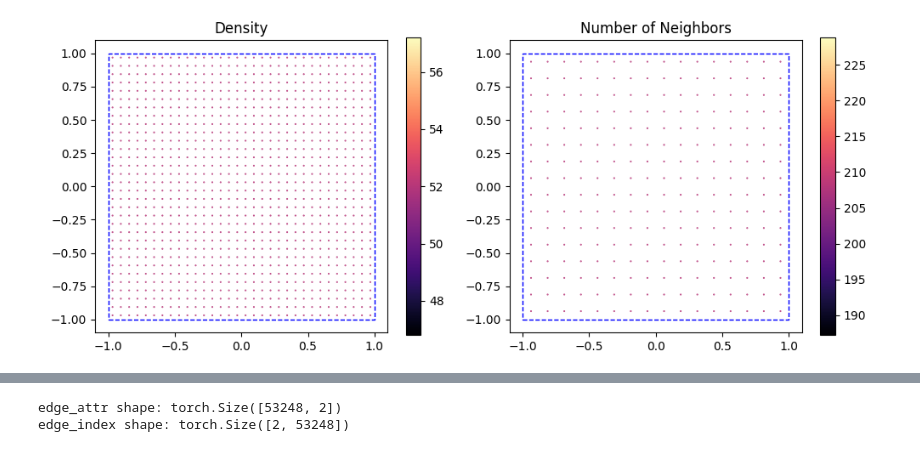
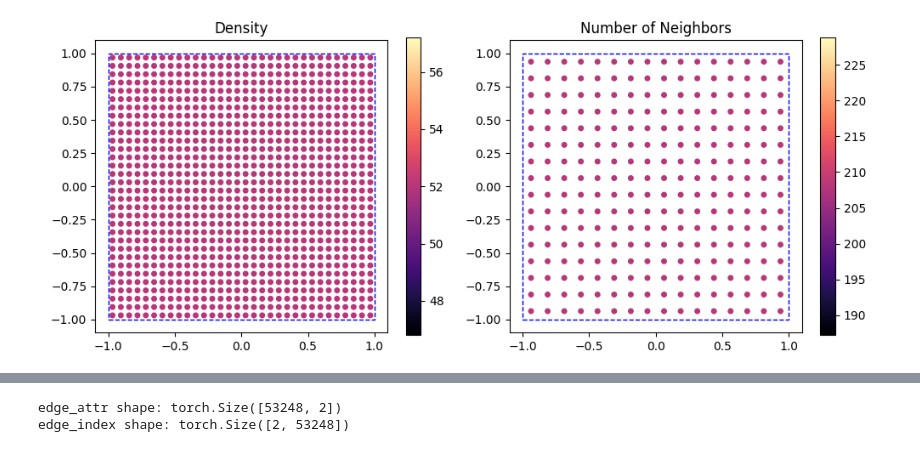
Before and after one commit to tum-pbs/diffSPH, a Jupyter notebook: transformers/gyatt.ipynb, the cells around one changed output, grey strips where cells are left out. Cells and saved outputs as stored; diff of their text form; code cells hidden in the pictures.

```diff
--- a/transformers/gyatt.ipynb
+++ b/transformers/gyatt.ipynb
@@ -124,15 +124,16 @@ Number of neighbors LR: torch.Size([256]) tensor([208, 208, 208, 208, 208, 208,
 # particleState.densities = computeDensity(particleState, kernel, neighbors.get('noghost'), SupportScheme.Gather, config)
 # %%
 fig, axis = plt.subplots(1,2 , figsize=(10,4), squeeze=False)
+markerSize = 16
 visualizeParticles(fig, axis[0,0], particleState, config['domain'], numNeighbors,
-    kernel, which = 'both', visualizeBoth = True, cbar = True, cmap = 'magma', markerSize = 0.25, gridVisualization = False, title = 'Density')
+    kernel, which = 'both', visualizeBoth = True, cbar = True, cmap = 'magma', markerSize = markerSize, gridVisualization = False, title = 'Density')
 
 visualizeParticles(fig, axis[0,1], particleStateLR, config['domain'], numNeighborsLR,
-    kernel, which = 'both', visualizeBoth = True, cbar = True, cmap = 'magma', markerSize = 0.25, gridVisualization = False, title = 'Number of Neighbors')
+    kernel, which = 'both', visualizeBoth = True, cbar = True, cmap = 'magma', markerSize = markerSize, gridVisualization = False, title = 'Number of Neighbors')
 
 # plotDistribution(fig, axis[0,1], particleState, neighbors.get('noghost'), 63)
 fig.tight_layout()
 # %% [output]
-[figure, old version]
+[figure, new version]
 # %%
 from ml import *
```
Also changed, not shown: parts of 10 cells of this notebook, 2 other files.
